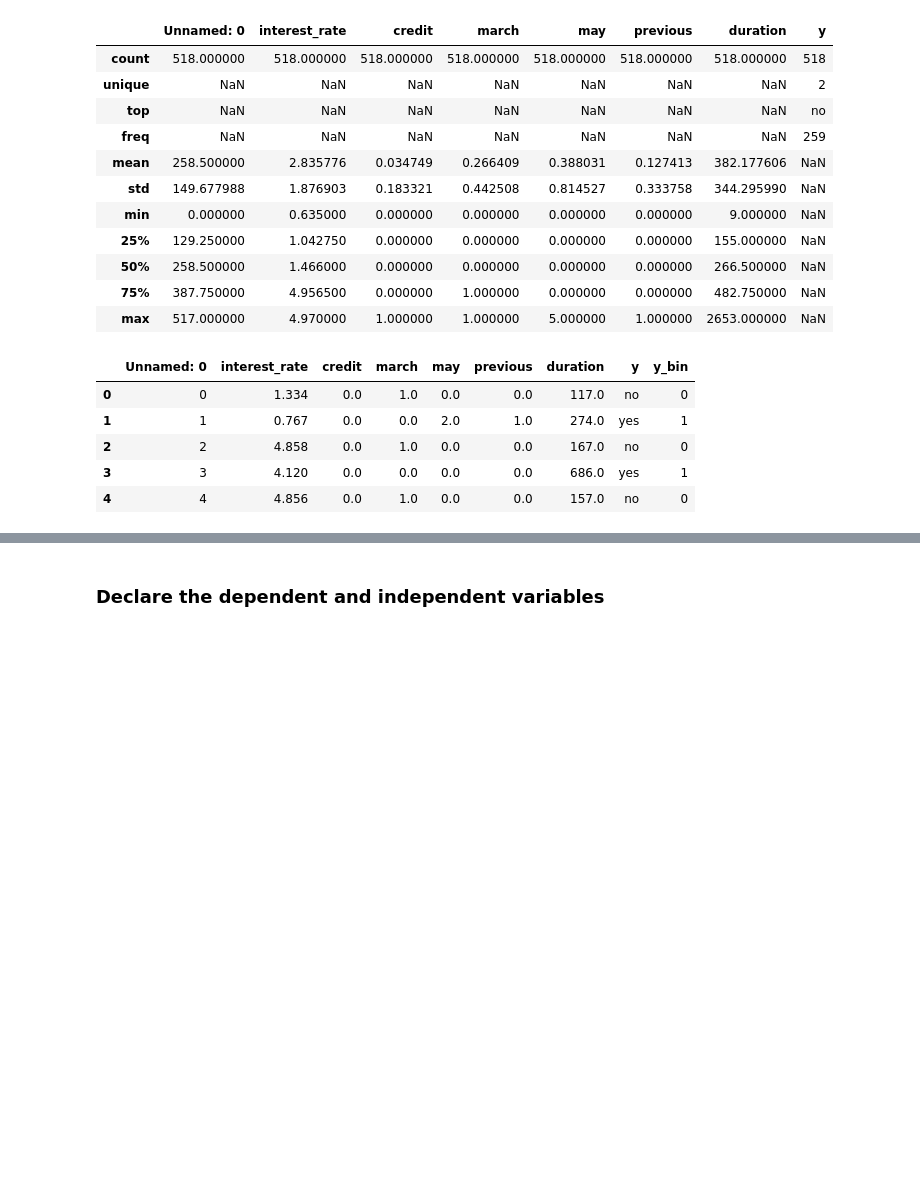
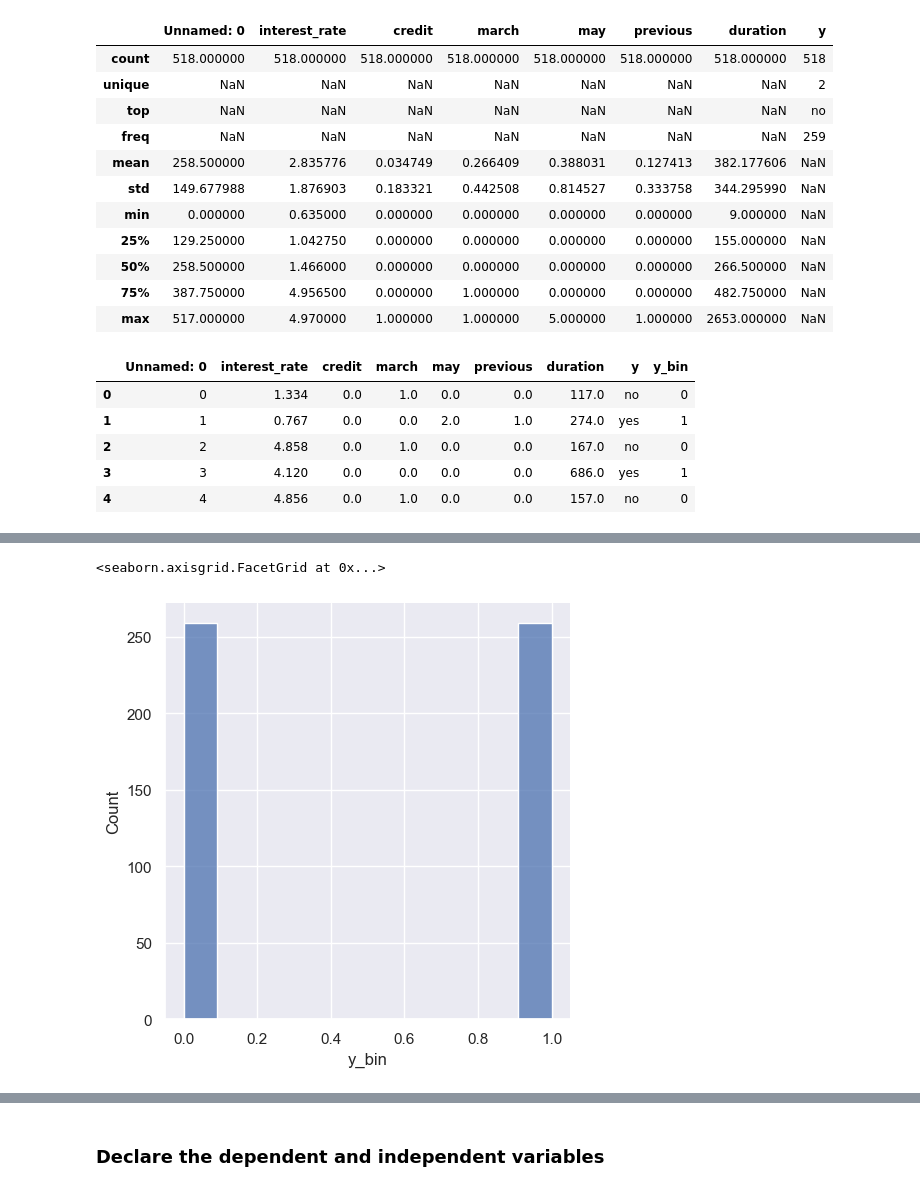
Before and after one commit to Mihaiudr/logistic-regression-model, a Jupyter notebook: Logstic Regression.ipynb, the cells around one changed output, grey strips where cells are left out. Saved outputs shown, nothing was run; the diff lists cells and outputs as text; code cells hidden in the pictures; blank space fills up the shorter version.

```diff
--- a/Logstic Regression.ipynb
+++ b/Logstic Regression.ipynb
@@ -67,0 +116,7 @@ raw_data.head()
+# %%
+#Feature distribution
+
+sns.displot(raw_data['y_bin'])
+# %% [output]
+<seaborn.axisgrid.FacetGrid at 0x...>
+[figure, added]
```
Also changed, not shown: parts of 30 cells of this notebook.
